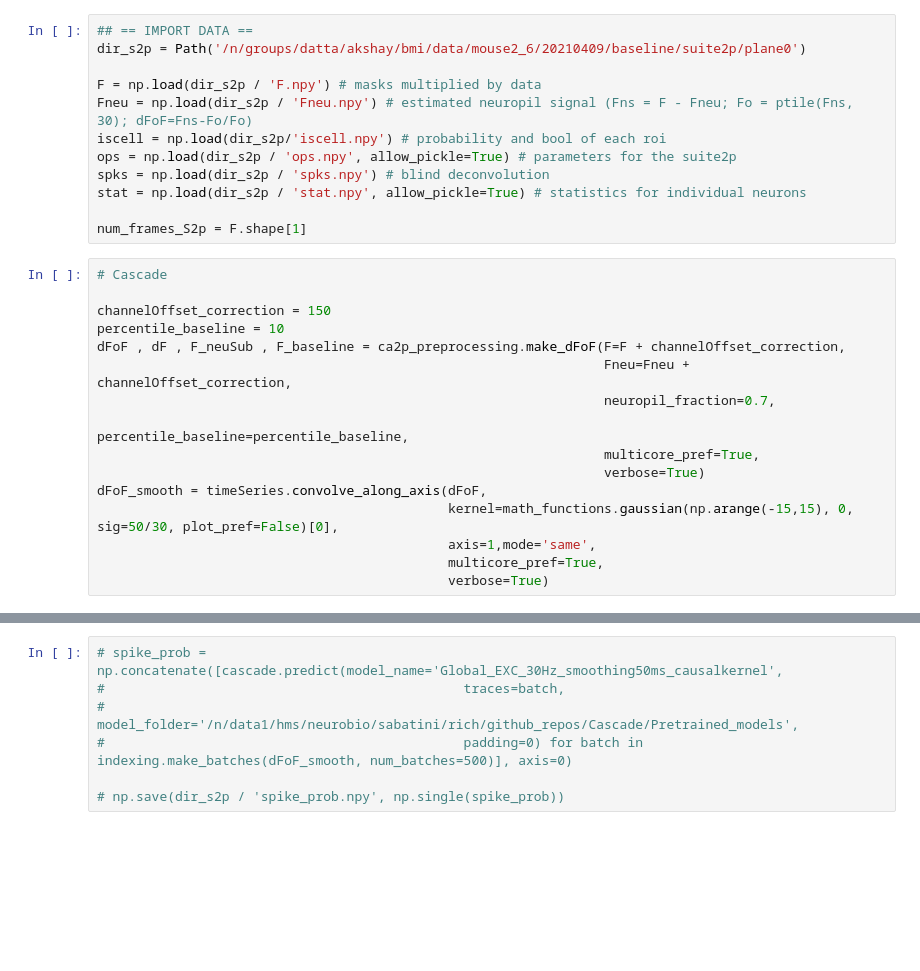
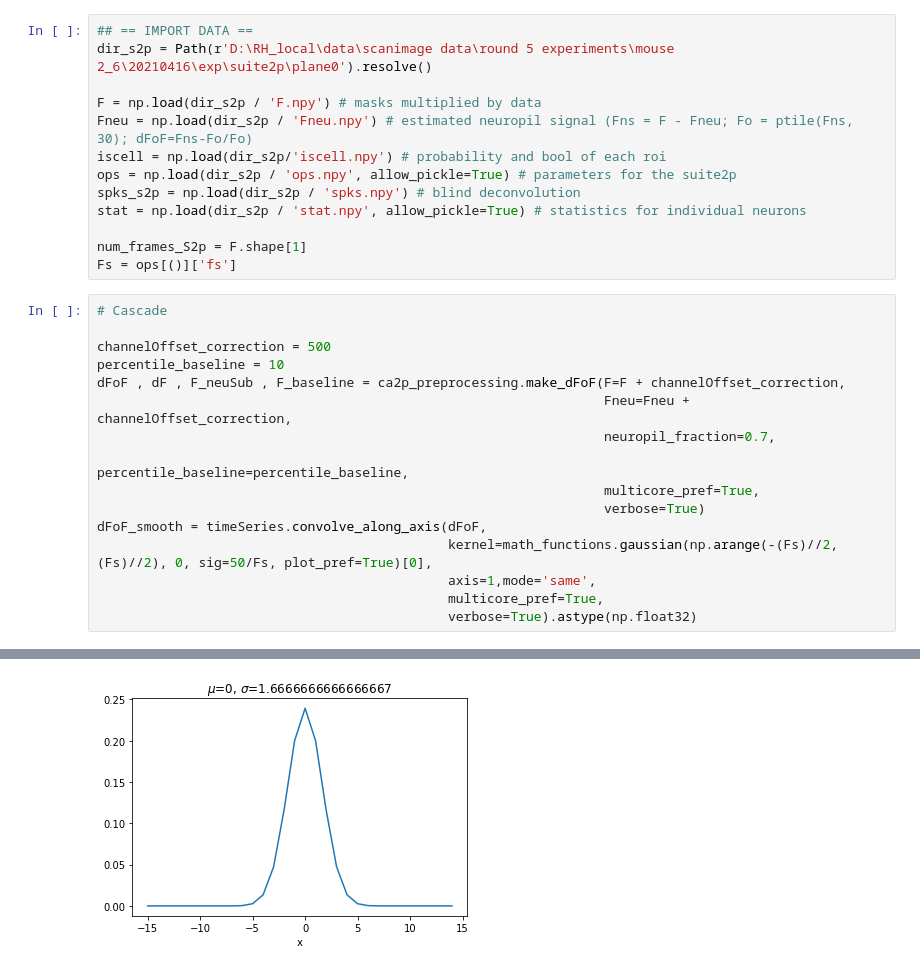
Before and after one commit to gyu-heo/BMI_IDAP, a Jupyter notebook: notebooks/pc_decoder.ipynb, the cells around one changed output, grey strips where cells are left out. Saved outputs shown, nothing was run; the diff lists cells and outputs as text; blank space fills up the shorter version.

Commit message:
suite of notebooks

```diff
--- a/notebooks/pc_decoder.ipynb
+++ b/notebooks/pc_decoder.ipynb
@@ -46,19 +53,20 @@ Using TensorFlow backend.
 # %%
 ## == IMPORT DATA ==
-dir_s2p = Path('/n/groups/datta/akshay/bmi/data/mouse2_6/20210409/baseline/suite2p/plane0')
+dir_s2p = Path(r'D:\RH_local\data\scanimage data\round 5 experiments\mouse 2_6\20210416\exp\suite2p\plane0').resolve()
 
 F = np.load(dir_s2p / 'F.npy') # masks multiplied by data
 Fneu = np.load(dir_s2p / 'Fneu.npy') # estimated neuropil signal (Fns = F - Fneu; Fo = ptile(Fns, 30); dFoF=Fns-Fo/Fo)
 iscell = np.load(dir_s2p/'iscell.npy') # probability and bool of each roi
 ops = np.load(dir_s2p / 'ops.npy', allow_pickle=True) # parameters for the suite2p
-spks = np.load(dir_s2p / 'spks.npy') # blind deconvolution
+spks_s2p = np.load(dir_s2p / 'spks.npy') # blind deconvolution
 stat = np.load(dir_s2p / 'stat.npy', allow_pickle=True) # statistics for individual neurons
 
 num_frames_S2p = F.shape[1]
+Fs = ops[()]['fs']
 # %%
 # Cascade
 
-channelOffset_correction = 150
+channelOffset_correction = 500
 percentile_baseline = 10
 dFoF , dF , F_neuSub , F_baseline = ca2p_preprocessing.make_dFoF(F=F + channelOffset_correction,
                                                                  Fneu=Fneu + channelOffset_correction,
@@ -67,8 +75,8 @@ dFoF , dF , F_neuSub , F_baseline = ca2p_preprocessing.make_dFoF(F=F + channelOf
                                                                  multicore_pref=True,
                                                                  verbose=True)
 dFoF_smooth = timeSeries.convolve_along_axis(dFoF,
-                                             kernel=math_functions.gaussian(np.arange(-15,15), 0, sig=50/30, plot_pref=False)[0],
+                                             kernel=math_functions.gaussian(np.arange(-(Fs)//2, (Fs)//2), 0, sig=50/Fs, plot_pref=True)[0],
                                              axis=1,mode='same',
                                              multicore_pref=True,
-                                             verbose=True)
+                                             verbose=True).astype(np.float32)
 # %% [output]
@@ -78,7 +86 @@ Calculated convolution. Total elapsed time: 6.24 seconds
+[figure, added]
-# %%
-# spike_prob = np.concatenate([cascade.predict(model_name='Global_EXC_30Hz_smoothing50ms_causalkernel',
-#                                              traces=batch,
-#                                              model_folder='/n/data1/hms/neurobio/sabatini/rich/github_repos/Cascade/Pretrained_models',
-#                                              padding=0) for batch in indexing.make_batches(dFoF_smooth, num_batches=500)], axis=0)
-
-# np.save(dir_s2p / 'spike_prob.npy', np.single(spike_prob))
```
Also changed, not shown: parts of 18 cells of this notebook, 2 other files.
